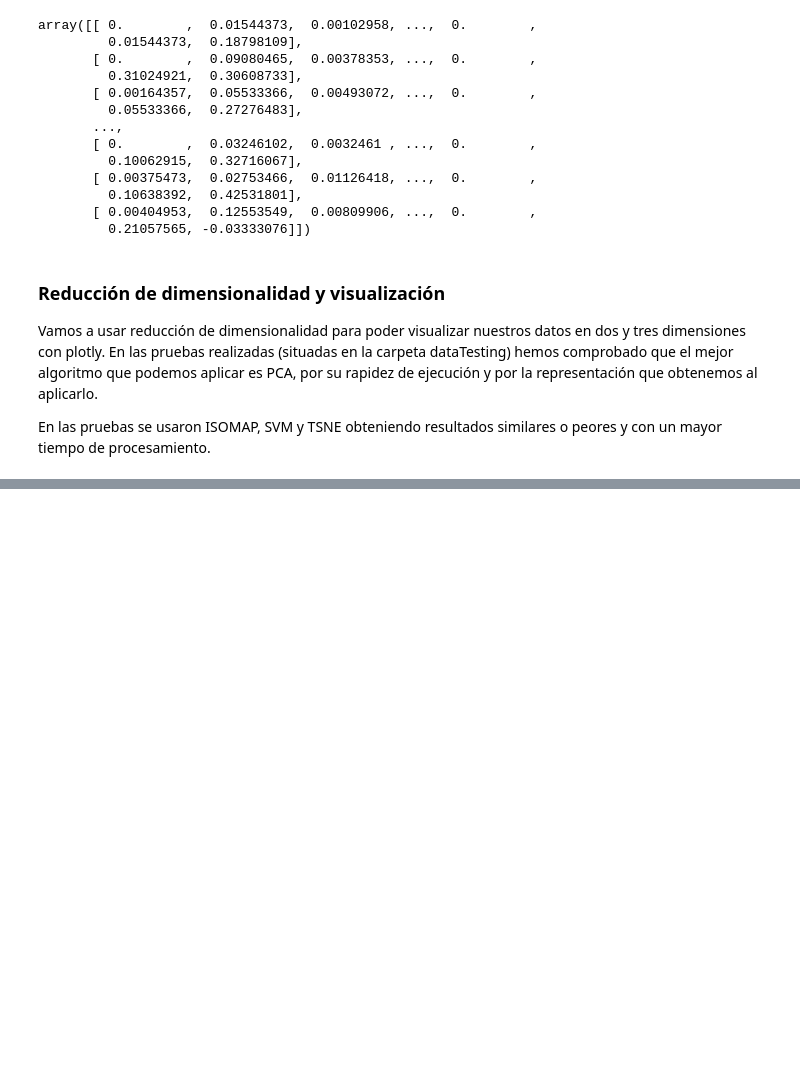
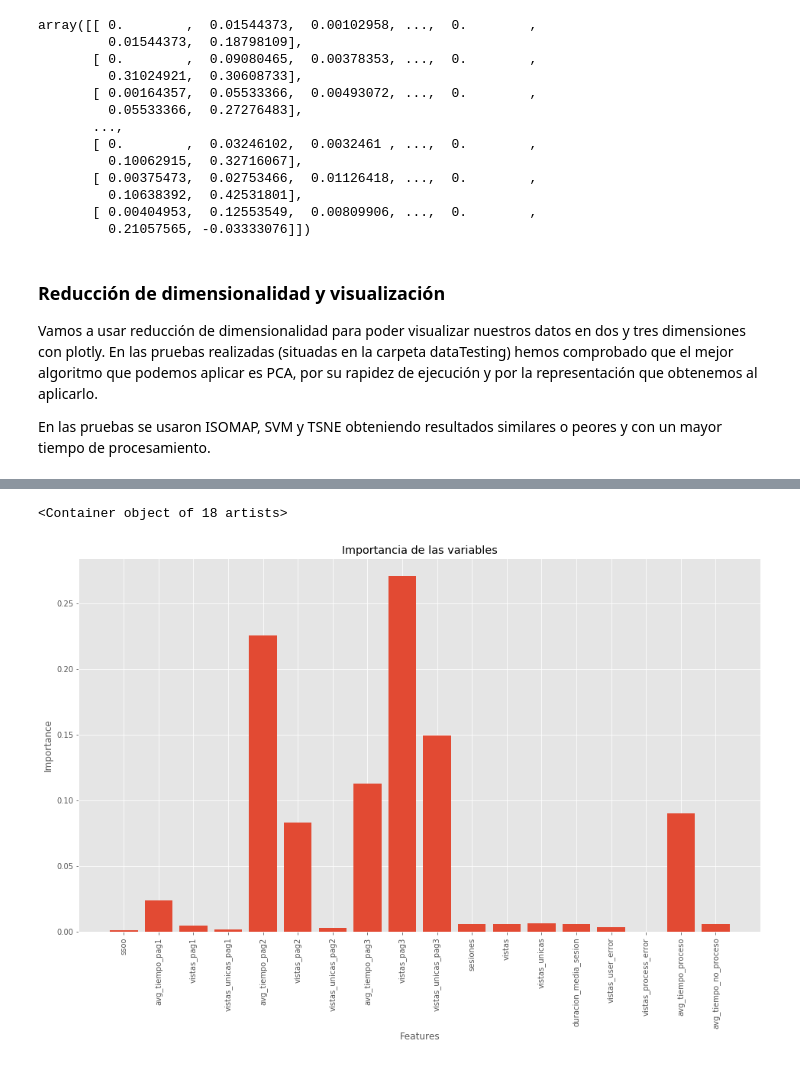
Before and after one commit to DiegoPerezCaa/TFM_QualitySession, a Jupyter notebook: TFM_QualityUser_paso_a_paso.ipynb, the cells around one changed output, grey strips where cells are left out. Cells and saved outputs as stored; diff of their text form; code cells hidden in the pictures; blank space fills up the shorter version.

```diff
--- a/TFM_QualityUser_paso_a_paso.ipynb
+++ b/TFM_QualityUser_paso_a_paso.ipynb
@@ -879,0 +953,10 @@ py.iplot(fig, filename='scatter-mode')
+# %%
+plt.figure(figsize=(16,9))
+plt.xlabel('Features')
+plt.ylabel('Importance')
+plt.xticks(range(18), df.columns[1:19], rotation='vertical')
+plt.title('Importancia de las variables')
+plt.bar(range(len(clf.feature_importances_)),clf.feature_importances_)
+# %% [output]
+<Container object of 18 artists>
+[figure, added]
```
Also changed, not shown: parts of 20 cells of this notebook.
